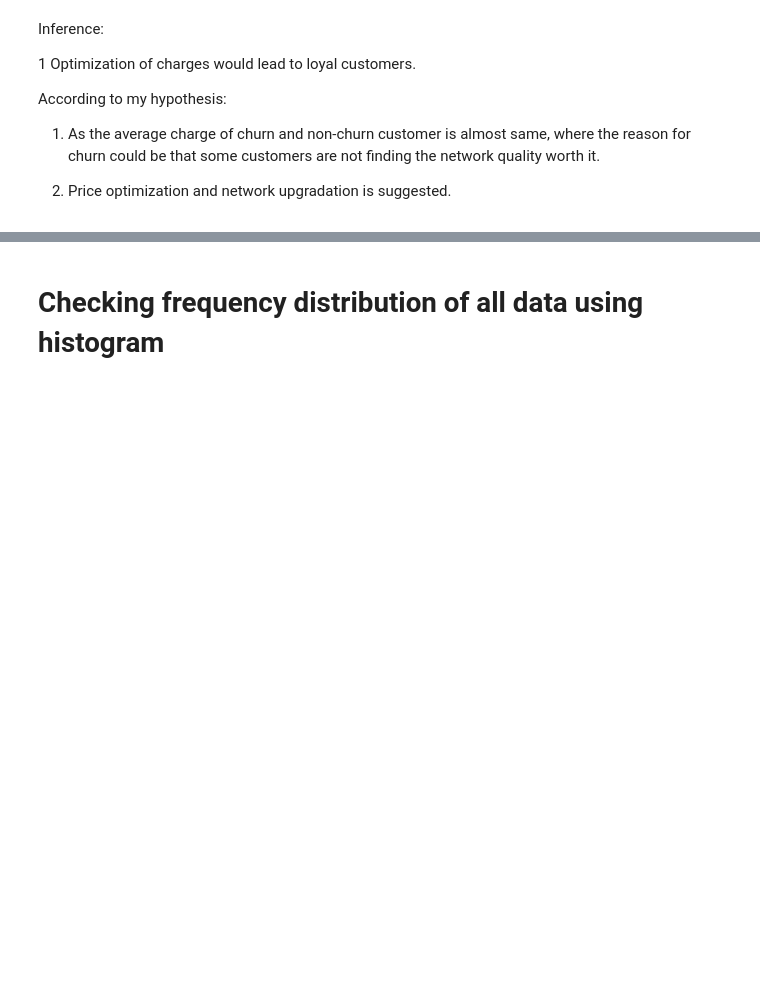
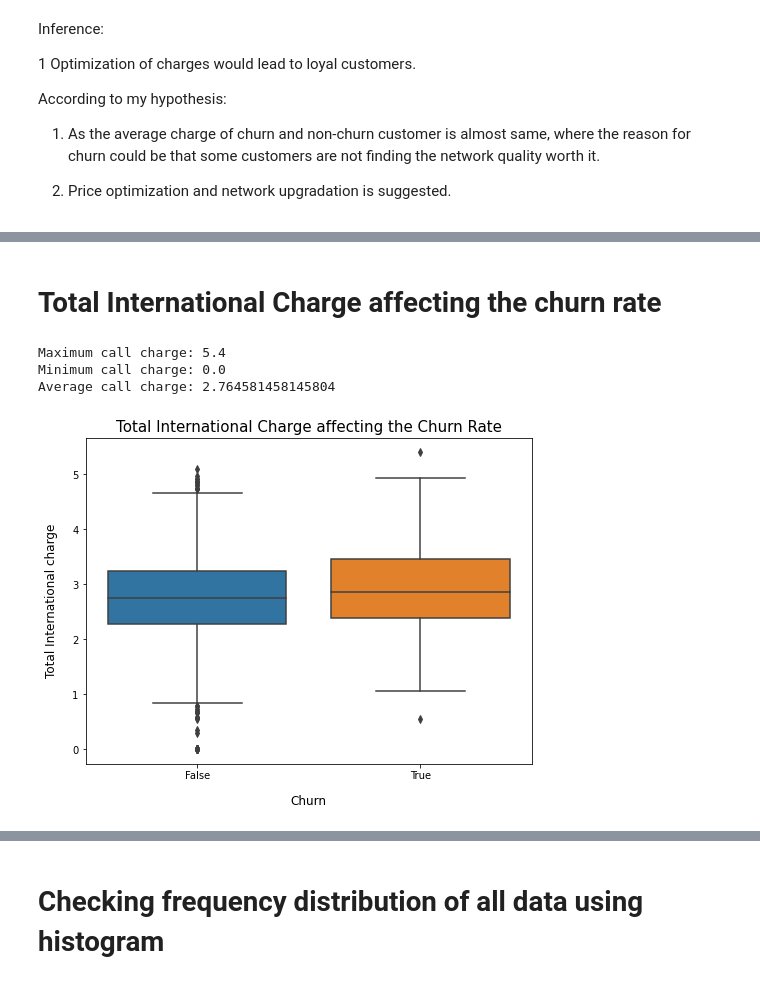
Before and after one commit to Akshadanair/Telecom-Churn-Analysis, a Jupyter notebook: Telecom_Churn_Analysis_Capstone_Project.ipynb, the cells around one changed output, grey strips where cells are left out. Drawn from its saved outputs; the diff is of its cells as text; code cells hidden in the pictures; blank space fills up the shorter version.

```diff
--- a/Telecom_Churn_Analysis_Capstone_Project.ipynb
+++ b/Telecom_Churn_Analysis_Capstone_Project.ipynb
@@ -729,0 +768,26 @@ plt.show()
+# %% [markdown]
+# **Total International Charge affecting the churn rate**
+# %%
+#Printing maximum, minimum and average call charge in International Calls
+
+print('Maximum call charge:',telecom_data['Total intl charge'].max())
+print('Minimum call charge:',telecom_data['Total intl charge'].min())
+print('Average call charge:',telecom_data['Total intl charge'].mean())
+# %% [output]
+Maximum call charge: 5.4
+Minimum call charge: 0.0
+Average call charge: 2.764581458145804
+# %%
+#Total International Charge affecting the churn rate
+
+#setting figure size
+fig = plt.figure(figsize=(8,6))
+
+#Creating boxplot
+sns.boxplot(y= telecom_data['Total intl charge'], x = telecom_data['Churn'])
+plt.xlabel("Churn", labelpad=14, fontsize = 12)
+plt.ylabel("Total International charge", labelpad=14, fontsize = 12)
+plt.title("Total International Charge affecting the Churn Rate", fontsize = 15)
+plt.show()
+# %% [output]
+[figure, added]
```
Also changed, not shown: parts of 21 cells of this notebook.
